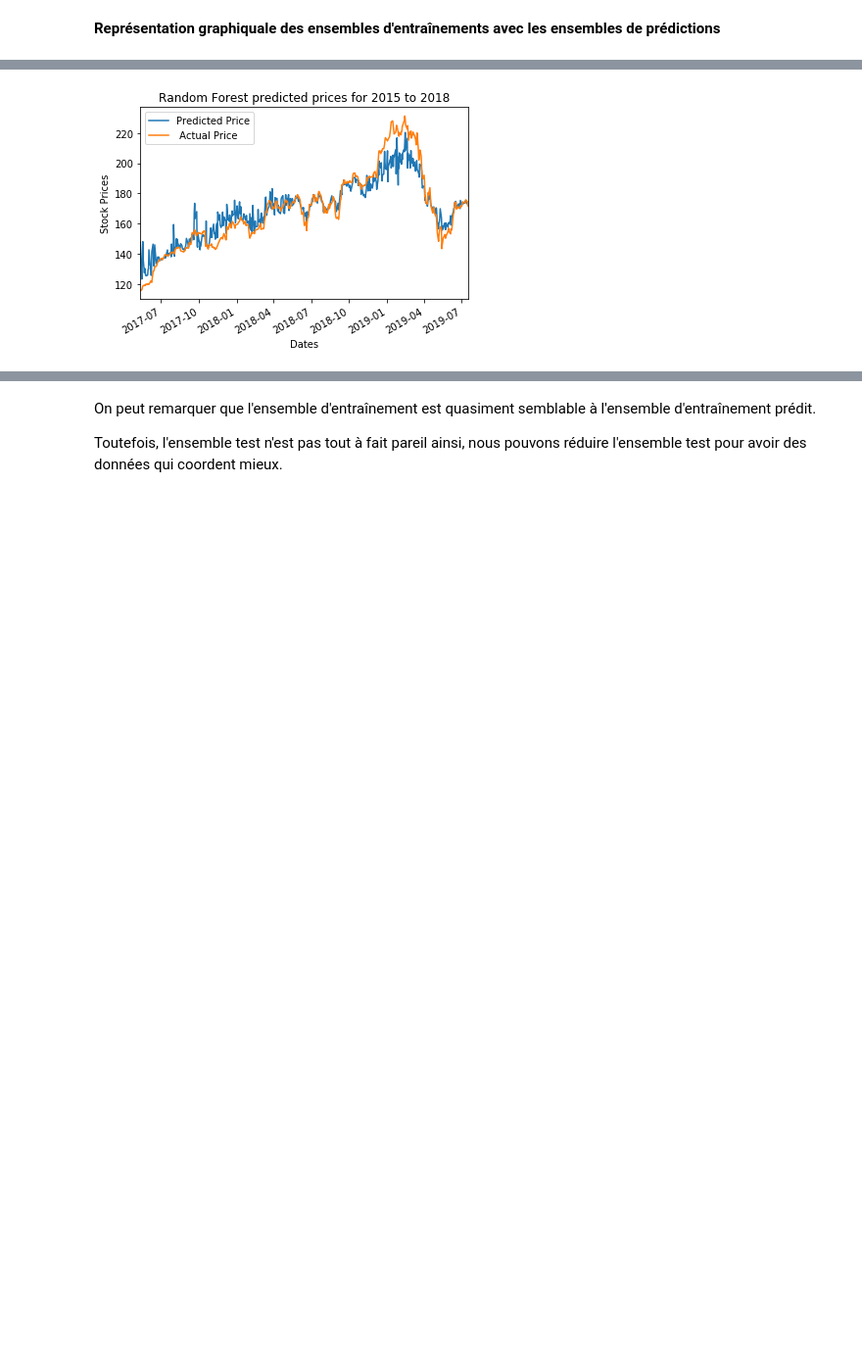
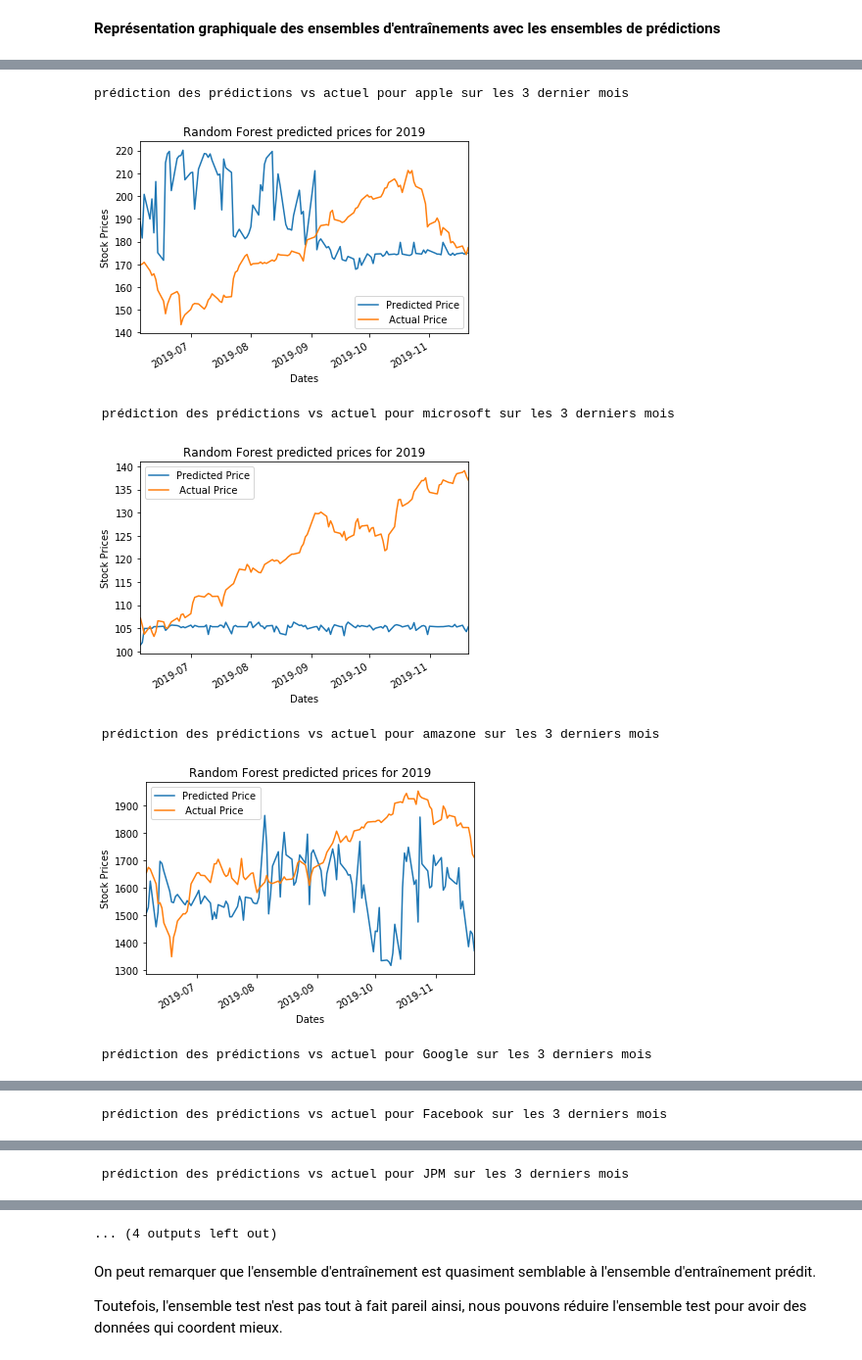
Before and after one commit to MilenaDionne/project-CSI4506, a Jupyter notebook: projetCSI4506.ipynb, the cells around one changed output, grey strips where cells are left out. Shown at 98% size. Cells and saved outputs as stored; diff of their text form; code cells hidden in the pictures; blank space fills up the shorter version.

```diff
--- a/projetCSI4506.ipynb
+++ b/projetCSI4506.ipynb
@@ -67,9 +59,0 @@ aapl
-# %%
-aapl[' High'] = aapl[' High'].astype(float)
-aapl[' Low'] = aapl[' Low'].astype(float)
-aapl[' Close/Last'] = aapl[' Close/Last'].astype(float)
-aapl[' Open'] = aapl[' Open'].astype(float)
-
-#aapl.dtypes
-aapl['oc_diff']=aapl[' Close/Last']-aapl[' Open']
-aapl.head()
@@ -147,20 +250,3 @@ Nous ferons 2 étapes pour préparer le data pour l'expérimentation:
 1. Extraire l'attribut correspondant à la classe que nous voulons prédire pour en faire notre output
 2. Séparer le dataset en ensemble d'entraînement et ensemble de test, soit les années 2015 à 2018 pour le train set et l'année 2019 pour le test set.
 3. Nous avons églamenent construit l'ensemble forecast pour permettre de prédire les valeurs dans le futur.
-# %%
-#Peut exécuter cette cellule une seule fois à cause de la méthode drop ()
-aapl=aapl.drop(['oc_diff'], axis=1)
-aapl = aapl[:' 2017-01-01 00:00:00' ]
-
-aapl['daily_avg_After_4months']=aapl['daily_avg'].shift(-90)
-X_aapl = aapl.dropna().drop(['daily_avg_After_4months','daily_avg'], axis=1)
-y_aapl = aapl.dropna()['daily_avg_After_4months']
-
-x_train_aapl = X_aapl.tail(-90)
-y_train_aapl = y_aapl.tail(-90)
-x_test_aapl = X_aapl.head(90)
-y_test_aapl = y_aapl.head(90)
-#X_train_aapl, X_test_aapl, y_train_aapl, y_test_aapl = train_test_split(X_aapl, y_aapl, test_size=0.25, random_state=43)
-X_forecast_aapl =  aapl.head(90).drop(['daily_avg_After_4months','daily_avg'], axis=1)
-
-x_test_aapl
@@ -186,4 +346,3 @@ x_test_aapl
 On défini notre classificateur avec scikit learn.
 # %%
 clf = RandomForestRegressor(n_estimators=200)
-clf.fit(x_train_aapl, y_train_aapl)
@@ -258,15 +454,25 @@ plt.show()
-# %%
-#Comparaison des données réels avec cexu prédits pour le train set.
-pred = clf.predict(x_train_aapl)
-prediction_df = x_train_aapl.drop([' Close/Last',' Open', ' Low', ' High', ' Volume'], axis=1)
-prediction_df["Price"] = pred
-
-(prediction_df).plot()
-(y_train_aapl).plot()
-plt.xlabel("Dates")
-plt.ylabel("Stock Prices")
-plt.title('Random Forest predicted prices for 2015 to 2018')
-plt.legend(['Predicted Price', ' Actual Price'])
-plt.show()
-# %% [output]
-[figure, removed]
+# %%
+print("prédiction des prédictions vs actuel pour apple sur les 3 dernier mois")
+showpred(x_train_aapl, y_train_aapl, x_test_aapl, y_test_aapl)
+print("\n","prédiction des prédictions vs actuel pour microsoft sur les 3 derniers mois")
+showpred(x_train_msft, y_train_msft, x_test_msft, y_test_msft)
+print("\n","prédiction des prédictions vs actuel pour amazone sur les 3 derniers mois")
+showpred(x_train_amzn, y_train_amzn, x_test_amzn, y_test_amzn)
+print("\n","prédiction des prédictions vs actuel pour Google sur les 3 derniers mois")
+showpred(x_train_google, y_train_google, x_test_google, y_test_google)
+print("\n","prédiction des prédictions vs actuel pour Facebook sur les 3 derniers mois")
+showpred(x_train_fb, y_train_fb, x_test_fb, y_test_fb)
+print("\n","prédiction des prédictions vs actuel pour JPM sur les 3 derniers mois")
+showpred(x_train_jpm, y_train_jpm, x_test_jpm, y_test_jpm)
+print("\n","prédiction des prédictions vs actuel pour BABA sur les 3 derniers mois")
+showpred(x_train_baba, y_train_baba, x_test_baba, y_test_baba)
+print("\n","prédiction des prédictions vs actuel pour TCEHY sur les 3 derniers mois ")
+showpred(x_train_tcehy, y_train_tcehy, x_test_tcehy, y_test_tcehy)
+# %% [output]
+prédiction des prédictions vs actuel pour apple sur les 3 dernier mois
+[figure, added]
+ prédiction des prédictions vs actuel pour microsoft sur les 3 derniers mois
+[figure, added]
+ prédiction des prédictions vs actuel pour amazone sur les 3 derniers mois
+[figure, added]
+ prédiction des prédictions vs actuel pour Google sur les 3 derniers mois
@@ -272,0 +480 @@ plt.show()
+ prédiction des prédictions vs actuel pour Facebook sur les 3 derniers mois
@@ -272,0 +482 @@ plt.show()
+ prédiction des prédictions vs actuel pour JPM sur les 3 derniers mois
@@ -273,3 +484,4 @@ plt.show()
+... (4 outputs left out)
 # %% [markdown]
 On peut remarquer que l'ensemble d'entraînement est quasiment semblable à l'ensemble d'entraînement prédit.
 
```
Also changed, not shown: parts of 32 cells of this notebook.
